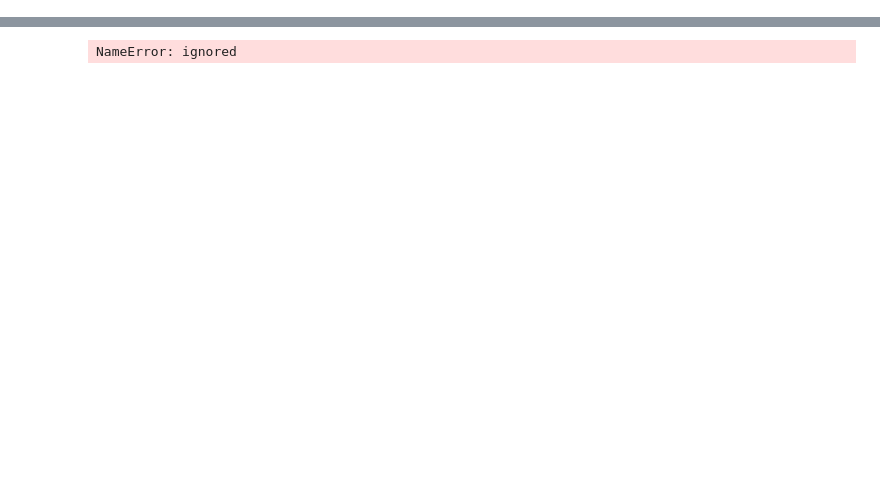
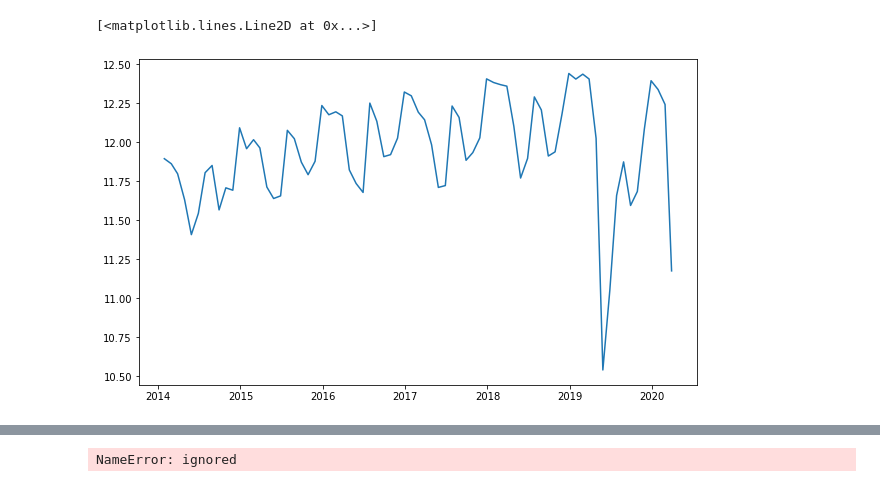
Before and after one commit to HarshaniDil/Tourist_prediction, a Jupyter notebook: NewTourism.ipynb, the cells around one changed output, grey strips where cells are left out. Drawn from its saved outputs; the diff is of its cells as text; code cells hidden in the pictures; blank space fills up the shorter version.

```diff
--- a/NewTourism.ipynb
+++ b/NewTourism.ipynb
@@ -22,0 +103,7 @@ df.plot(xlabel='date', ylabel='Number of Tourists')
+# %%
+#estimating trend
+indexedDataset_logScale = np.log(indexedDataset)
+plt.plot(indexedDataset_logScale)
+# %% [output]
+[<matplotlib.lines.Line2D at 0x...>]
+[figure, added]
```
Also changed, not shown: parts of 19 cells of this notebook.
